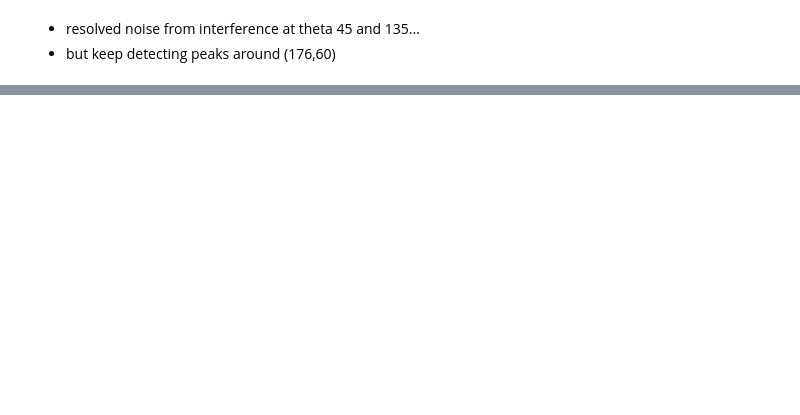
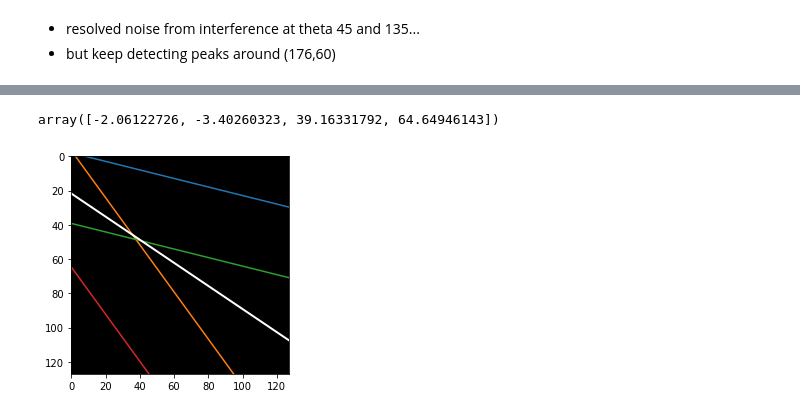
Before and after one commit to CulleyLab/fitting_lines, a Jupyter notebook: Hough_transform/Hough_transform_raw_data.ipynb, the cells around one changed output, grey strips where cells are left out. Cells and saved outputs as stored; diff of their text form; code cells hidden in the pictures; blank space fills up the shorter version.

```diff
--- a/Hough_transform/Hough_transform_raw_data.ipynb
+++ b/Hough_transform/Hough_transform_raw_data.ipynb
@@ -210,0 +251,10 @@ array([[423.62410256, 415.41003528, 407.69158062, ..., 381.09152022,
+# %%
+plt.imshow(np.zeros(128*128).reshape((128,128)), cmap="gray")
+plt.plot(xs, ys)
+plt.plot(xs, yo, c = "white", linewidth = 2)
+plt.xlim(0,127)
+plt.ylim(127,0);
+ys[0,:]
+# %% [output]
+array([-2.06122726, -3.40260323, 39.16331792, 64.64946143])
+[figure, added]
```
Also changed, not shown: parts of 14 cells of this notebook.
